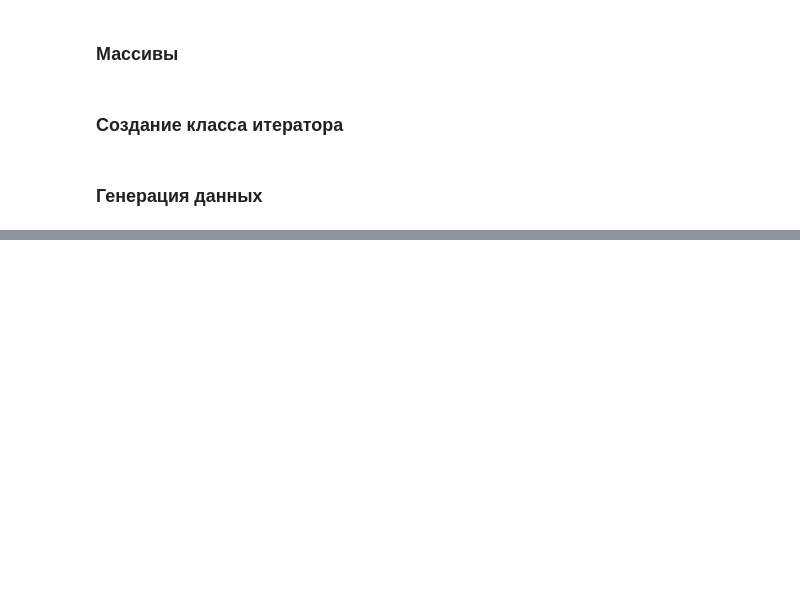
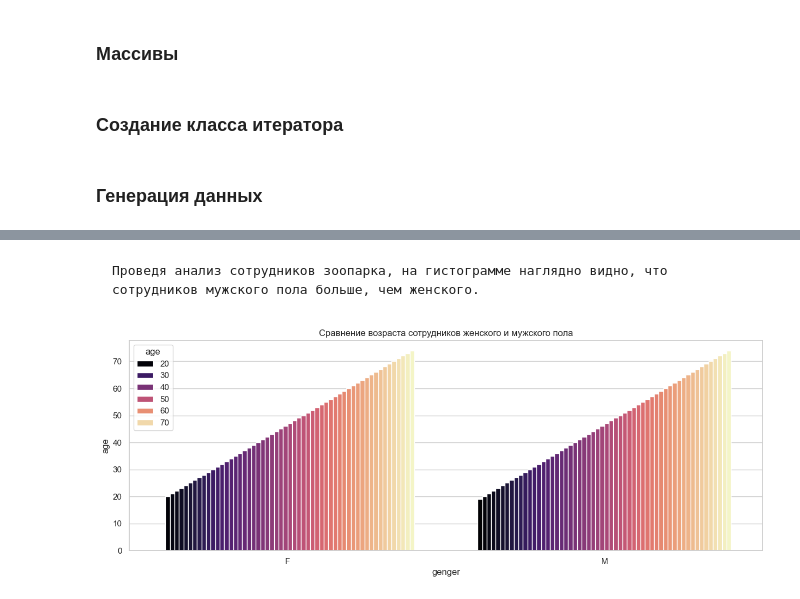
Before and after one commit to Iwonderfull/sorting, a Jupyter notebook: src/bsa/GenerateData_Staff.ipynb, the cells around one changed output, grey strips where cells are left out. Drawn from its saved outputs; the diff is of its cells as text; code cells hidden in the pictures; blank space fills up the shorter version.

```diff
--- a/src/bsa/GenerateData_Staff.ipynb
+++ b/src/bsa/GenerateData_Staff.ipynb
@@ -263,0 +283,24 @@ create_file(staffs_file_path, ['surname', 'name', 'patronymic', 'gender', 'date_
+# %% [markdown]
+    Проведя анализ сотрудников зоопарка, на гистограмме наглядно видно, что сотрудников мужского пола больше, чем женского.
+# %%
+# Рассчитываем возраст по дате рождения
+current_date = datetime.datetime.now()
+dt_staff['age'] = current_date.year - pd.to_datetime(dt_staff['date_of_birth']).dt.year
+
+# Устанавливаем цветовую палитру
+sns.color_palette("magma")
+
+# Устанавливаем стиль
+sns.set(style="whitegrid")
+
+# Рисуем столбчатую диаграмму
+plt.figure(figsize=(15, 5))
+sns.barplot(y='age', x='gender', hue='age', data=dt_staff, palette="magma")
+
+# Настройка меток и подписей осей
+plt.title('Сравнение возраста сотрудников женского и мужского пола')
+plt.ylabel('age')
+plt.xlabel('genger')
+plt.show()
+# %% [output]
+[figure, added]
```
Also changed, not shown: parts of 10 cells of this notebook, 2 other files.
